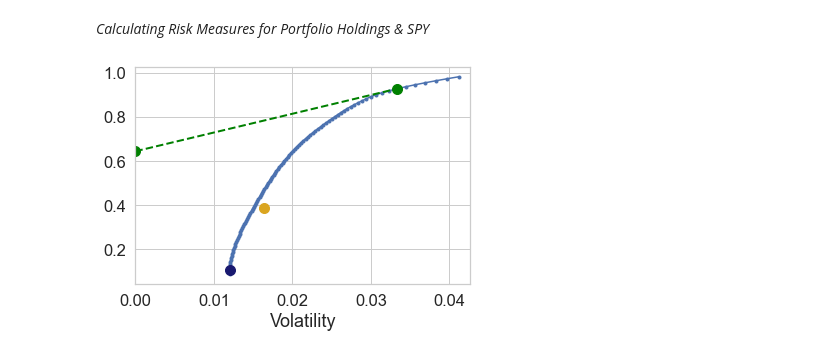
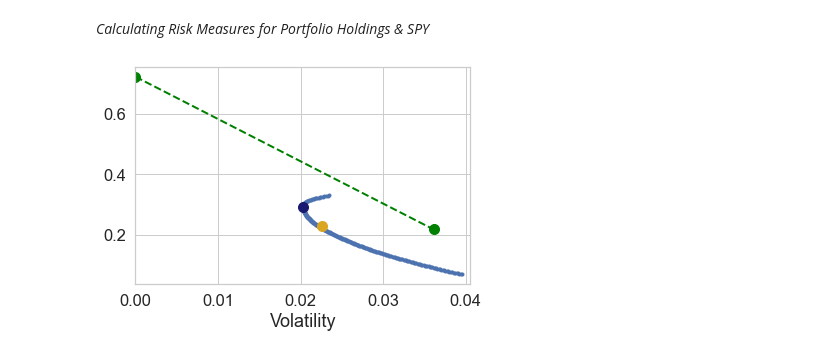
Before and after one commit to hayden4r4/TDProject, a Jupyter notebook: TDProject1.ipynb, the cells around one changed output. Saved outputs shown, nothing was run; the diff lists cells and outputs as text; code cells hidden in the pictures.

```diff
--- a/TDProject1.ipynb
+++ b/TDProject1.ipynb
@@ -27,13 +29,15 @@ kit.login()
+# %%
+n=20
 # %% [markdown]
 _Pulling Historical Risk-Free Rates Using 10-Yr U.S. Treasury Bond Yield Using Quandl API
 and Calculating Mean Risk-Free Rate of the Specified Time Frame_
 # %%
-riskfree_rate=kit.ql_rf(15)
+riskfree_rate=kit.ql_rf(n)
 mean_riskfree_rate=pd.DataFrame.mean(riskfree_rate)
 # %% [markdown]
 _Pulling Closing Price Data from TDAmeritrade API and Creating DataFrame_
 # %%
-Port_holdings=kit.Port_consol(kit.Ticker_List, 5)
+Port_holdings=kit.Port_consol(kit.Ticker_List, n)
 # %% [markdown]
 _Calculating Percentage Change_
 # %%
@@ -70,7 +75,7 @@ SPY_ann_vol=Port_holdings_ann_vol['SPY']
 # %%
-Port_holdings_ann=kit.Port_holdings_ann(Port_pct, 5)
+Port_holdings_ann=kit.Port_holdings_ann(Port_pct, n)
 Port_holdings_ann_series=Port_holdings_ann.iloc[0]
 # %%
-ef=kit.plot_ef(100, er=Port_holdings_ann_series, cov=Port_cov, riskfree_rate=mean_riskfree_rate, show_cml=True, show_ew=True, show_gmv=True)
+ef=kit.plot_ef(250, er=Port_holdings_ann_series, cov=Port_cov, riskfree_rate=mean_riskfree_rate, show_cml=True, show_ew=True, show_gmv=True)
 # %% [output]
-[figure, old version]
+[figure, new version]
```
Also changed, not shown: parts of 6 cells of this notebook.
